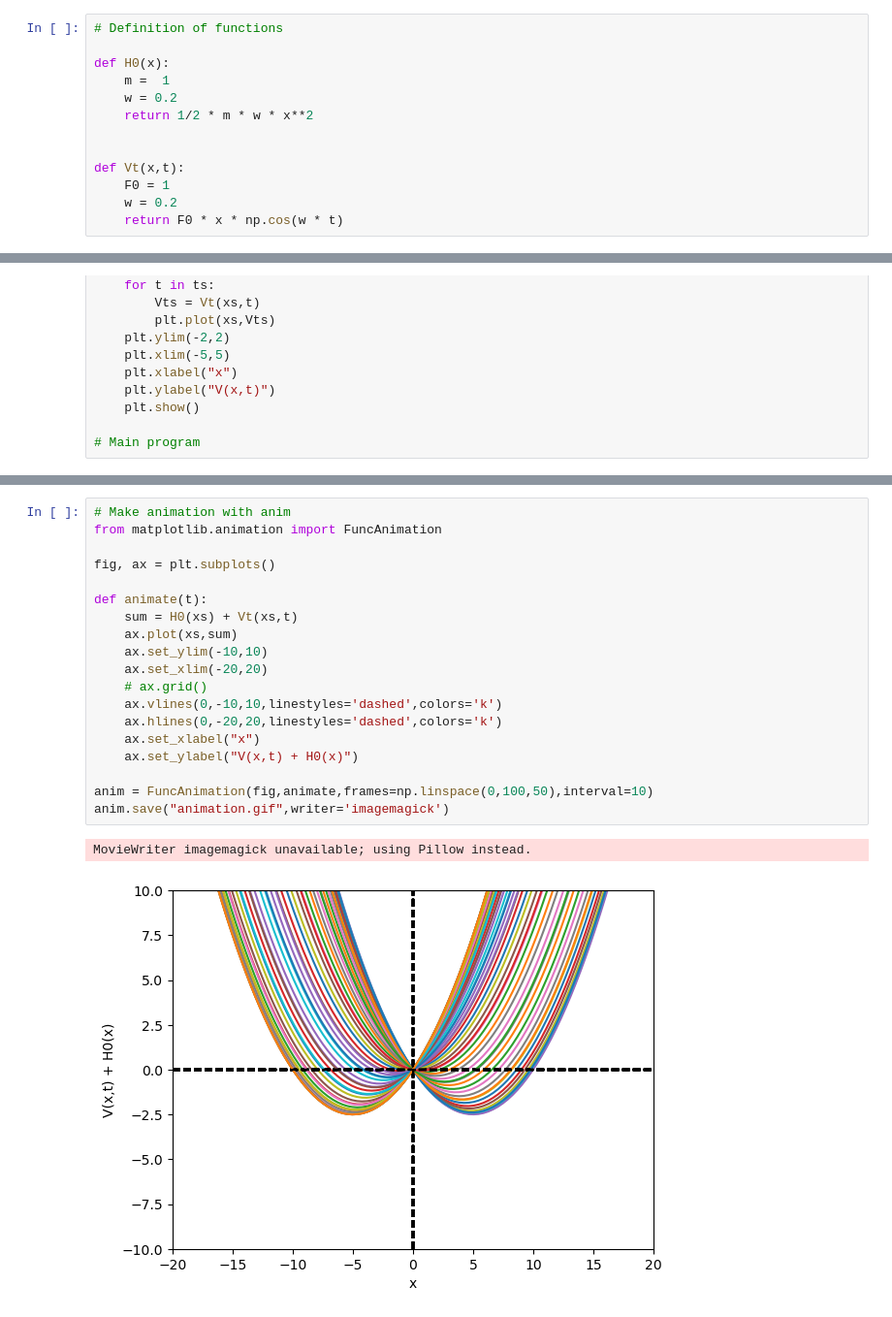
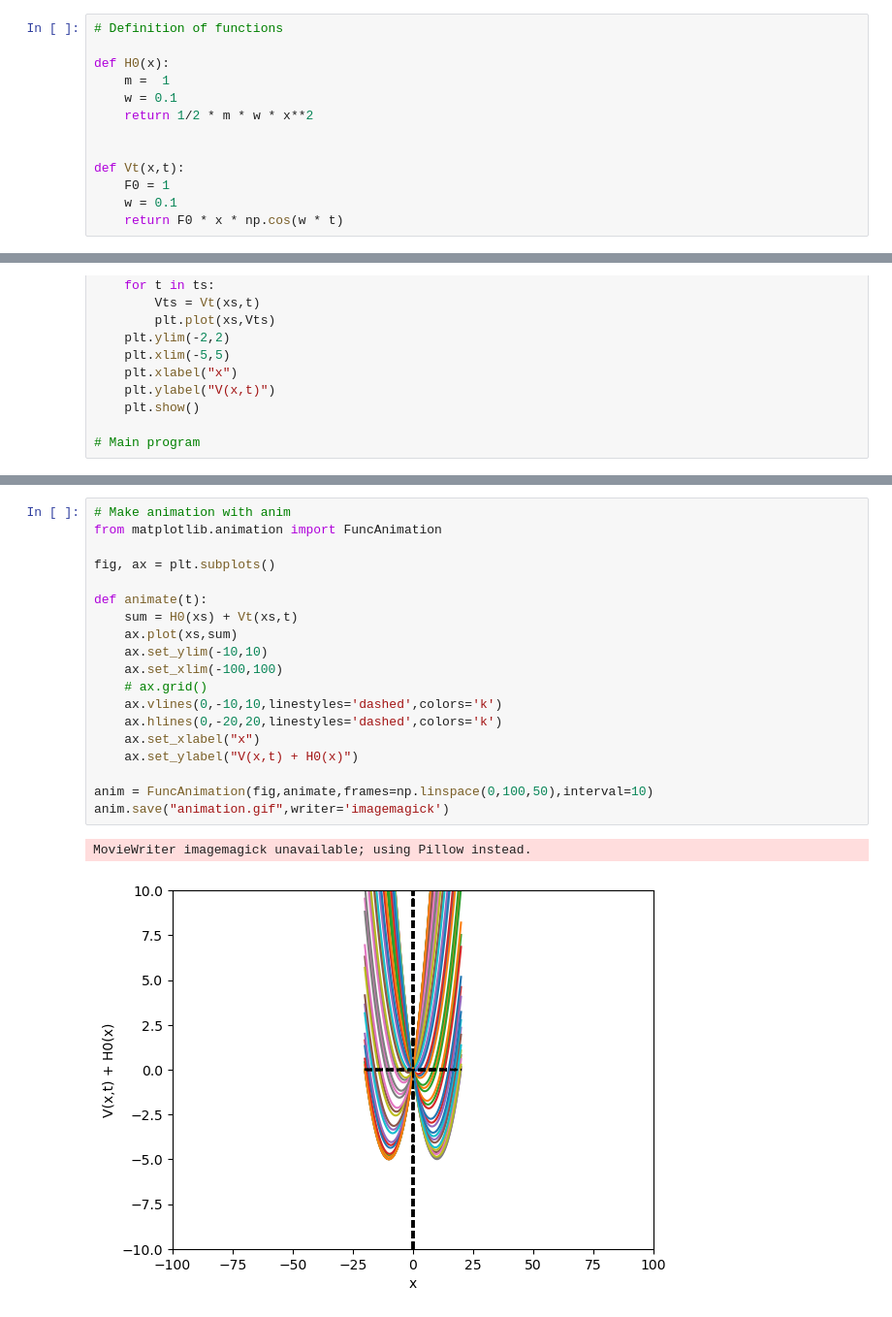
Before and after one commit to gl626qf/QuantumMechanics2, a Jupyter notebook: 01092023 - qiskit/exercises/chap5.ipynb, the cells around one changed output, grey strips where cells are left out. Shown: that part at 97% size. Cells and saved outputs as stored; diff of their text form.

```diff
--- a/01092023 - qiskit/exercises/chap5.ipynb
+++ b/01092023 - qiskit/exercises/chap5.ipynb
@@ -6,13 +6,13 @@ from matplotlib import pyplot as plt
 
 def H0(x):
     m =  1
-    w = 0.2
+    w = 0.1
     return 1/2 * m * w * x**2
 
 
 def Vt(x,t):
     F0 = 1
-    w = 0.2
+    w = 0.1
     return F0 * x * np.cos(w * t)
 # %%
 # Plotting functions
@@ -86,22 +86,22 @@ for t in np.linspace(0,10,100):
 # %%
 # Make animation with anim
 from matplotlib.animation import FuncAnimation
 
 fig, ax = plt.subplots()
 
 def animate(t):
     sum = H0(xs) + Vt(xs,t)
     ax.plot(xs,sum)
     ax.set_ylim(-10,10)
-    ax.set_xlim(-20,20)
+    ax.set_xlim(-100,100)
     # ax.grid()
     ax.vlines(0,-10,10,linestyles='dashed',colors='k')
     ax.hlines(0,-20,20,linestyles='dashed',colors='k')
     ax.set_xlabel("x")
     ax.set_ylabel("V(x,t) + H0(x)")
 
 anim = FuncAnimation(fig,animate,frames=np.linspace(0,100,50),interval=10)
 anim.save("animation.gif",writer='imagemagick')
 # %% [output]
 MovieWriter imagemagick unavailable; using Pillow instead.
-[figure, old version]
+[figure, new version]
```
Also changed, not shown: parts of 7 cells of this notebook, 2 other files.
